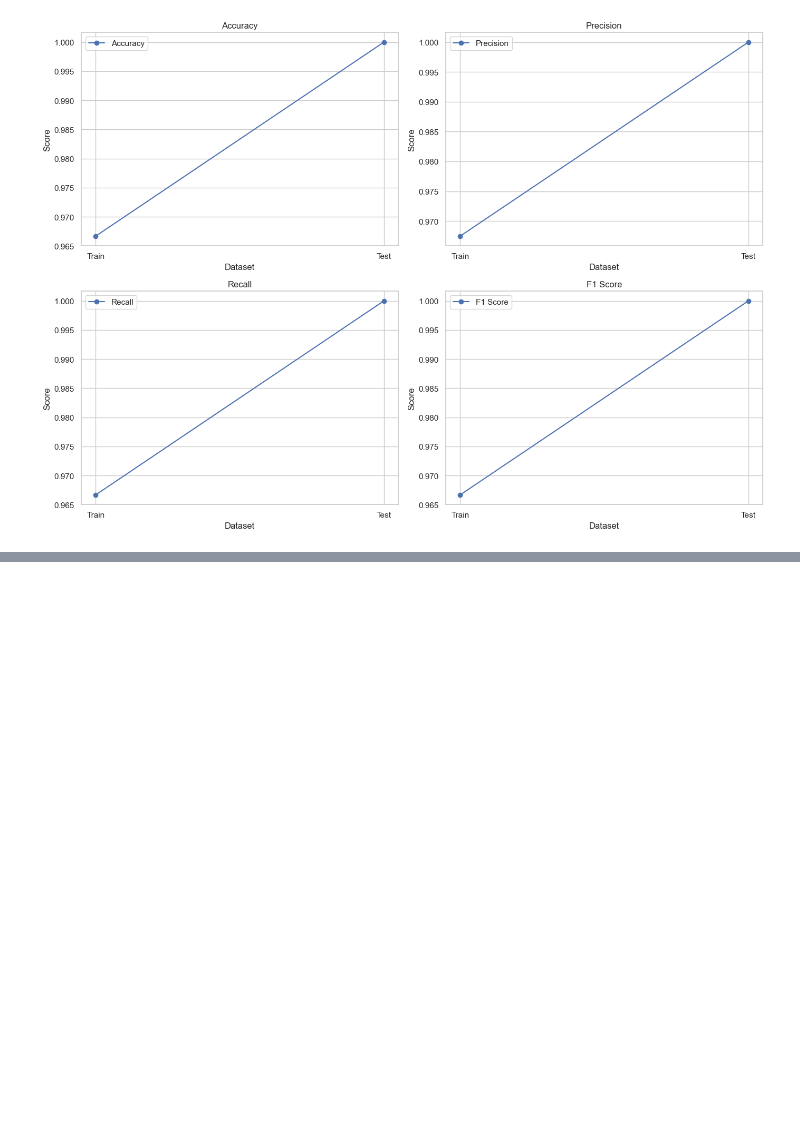
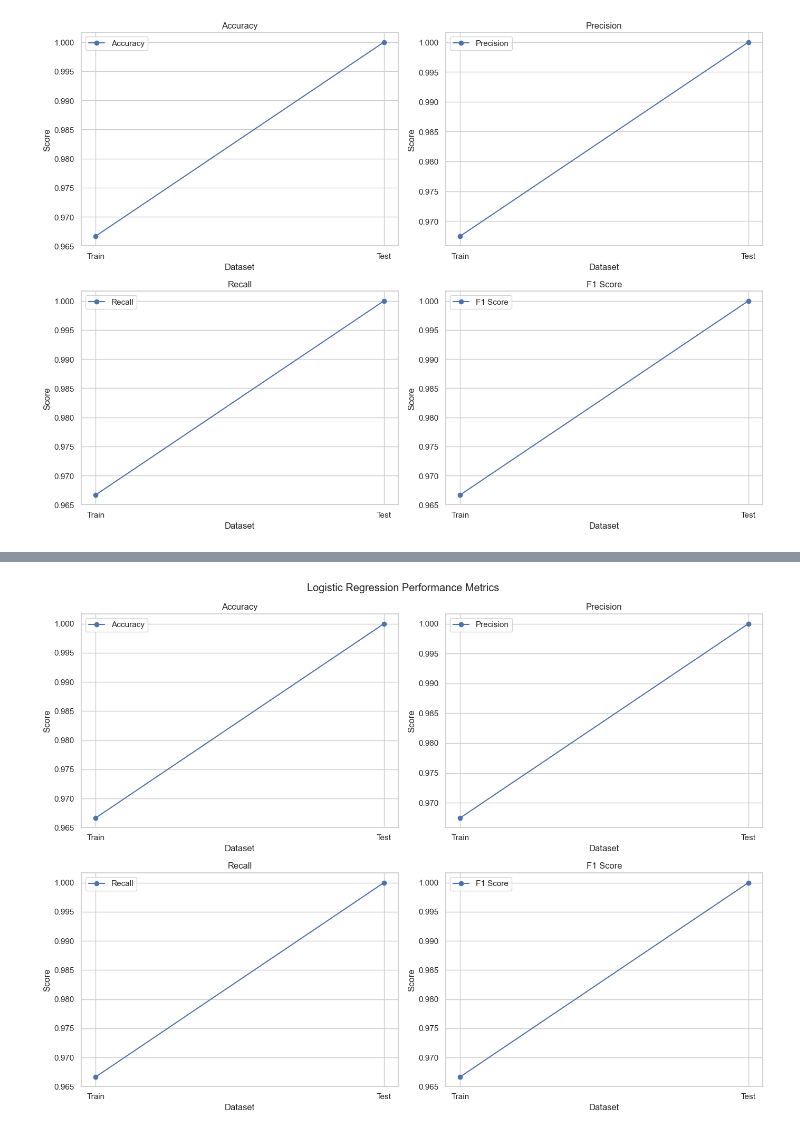
Before and after one commit to mayssemhannachi/LGMVIP-DataScience-Task-1, a Jupyter notebook: Iris_Flower_Classification.ipynb, the cells around one changed output, grey strips where cells are left out. Saved outputs shown, nothing was run; the diff lists cells and outputs as text; code cells hidden in the pictures; blank space fills up the shorter version.

```diff
--- a/Iris_Flower_Classification.ipynb
+++ b/Iris_Flower_Classification.ipynb
@@ -301,0 +346,90 @@ plt.show()
+# %%
+# Import necessary libraries
+import numpy as np
+import pandas as pd
+from sklearn.datasets import load_iris
+from sklearn.model_selection import train_test_split
+from sklearn.preprocessing import StandardScaler
+from sklearn.linear_model import LogisticRegression
+from sklearn.tree import DecisionTreeClassifier
+from sklearn.ensemble import RandomForestClassifier
+from sklearn.svm import SVC
+from sklearn.neighbors import KNeighborsClassifier
+from sklearn.ensemble import GradientBoostingClassifier
+from sklearn.metrics import accuracy_score, precision_score, recall_score, f1_score
+import matplotlib.pyplot as plt
+
+# Load and preprocess the data
+iris = load_iris()
+df = pd.DataFrame(data=iris.data, columns=iris.feature_names)
+df['species'] = iris.target
+
+# Standardize the features
+scaler = StandardScaler()
+df[df.columns[:-1]] = scaler.fit_transform(df[df.columns[:-1]])
+
+# Split the data into training and testing sets
+X = df.drop('species', axis=1)
+y = df['species']
+X_train, X_test, y_train, y_test = train_test_split(X, y, test_size=0.2, random_state=42)
+
+# Define a function to evaluate the model
+def evaluate_model(model, x_train, x_test, y_train, y_test):
+    # Train the model
+    model.fit(x_train, y_train)
+
+    # Predict on training and testing data
+    y_train_pred = model.predict(x_train)
+    y_test_pred = model.predict(x_test)
+
+    # Calculate metrics
+    metrics = {
+        'Accuracy': [accuracy_score(y_train, y_train_pred), accuracy_score(y_test, y_test_pred)],
+        'Precision': [precision_score(y_train, y_train_pred, average='weighted'), precision_score(y_test, y_test_pred, average='weighted')],
+        'Recall': [recall_score(y_train, y_train_pred, average='weighted'), recall_score(y_test, y_test_pred, average='weighted')],
+        'F1 Score': [f1_score(y_train, y_train_pred, average='weighted'), f1_score(y_test, y_test_pred, average='weighted')]
+    }
+
+    return metrics
+
+# List of models to try
+models = {
+    'Logistic Regression': LogisticRegression(fit_intercept=True, max_iter=10000),
+    'Decision Tree': DecisionTreeClassifier(),
+    'Random Forest': RandomForestClassifier(n_estimators=100),
+    'SVM': SVC(),
+    'KNN': KNeighborsClassifier(),
+    'Gradient Boosting': GradientBoostingClassifier()
+}
+
+# Evaluate each model
+for model_name, model in models.items():
+    print(f"Evaluating {model_name}...")
+    metrics = evaluate_model(model, X_train, X_test, y_train, y_test)
+
+    # Visualize the performance metrics
+    labels = ['Train', 'Test']
+    x = range(len(labels))
+
+    # Create subplots
+    fig, axs = plt.subplots(2, 2, figsize=(14, 10))
+
+    # Flatten the array of axes for easy iteration
+    axs = axs.flatten()
+
+    # Plot each metric in a separate subplot
+    for i, (metric, values) in enumerate(metrics.items()):
+        axs[i].plot(x, values, marker='o', label=metric)
+        axs[i].set_xticks(x)
+        axs[i].set_xticklabels(labels)
+        axs[i].set_xlabel('Dataset')
+        axs[i].set_ylabel('Score')
+        axs[i].set_title(metric)
+        axs[i].legend()
+        axs[i].grid(True)
+
+    # Adjust layout
+    plt.tight_layout()
+    plt.suptitle(f'{model_name} Performance Metrics', y=1.02)
+    plt.show()
+# %% [output]
@@ -301,0 +437 @@ plt.show()
+[figure, added]
```
Also changed, not shown: parts of 5 cells of this notebook.
